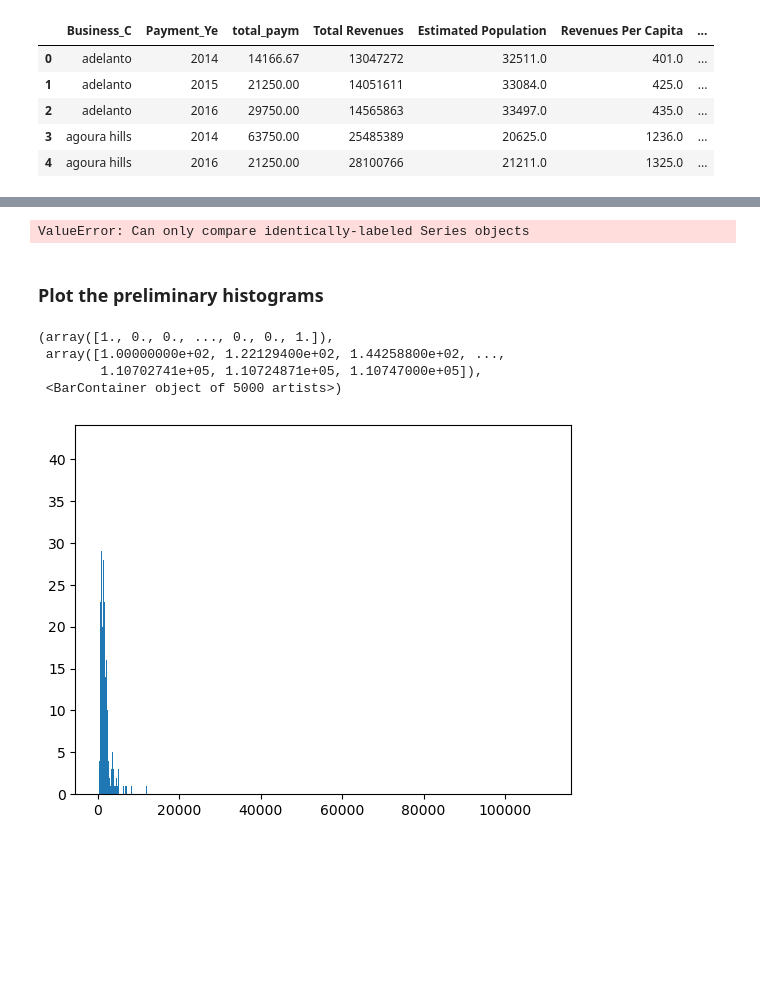
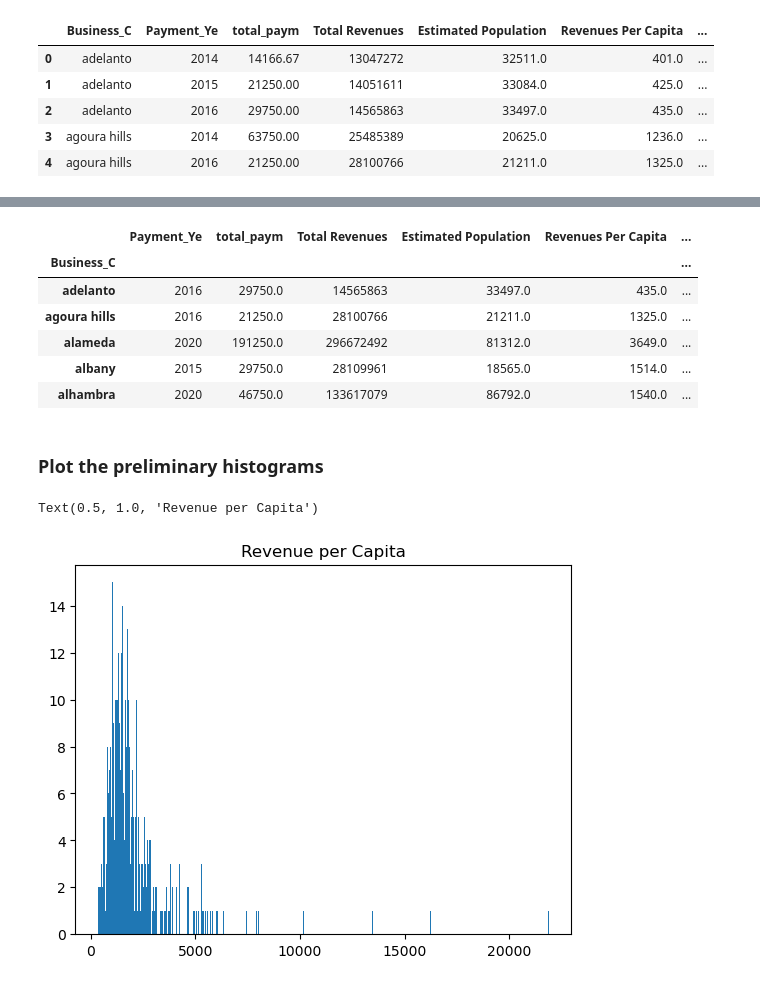
Before and after one commit to vicky-playground/EHR-GDP, a Jupyter notebook: city_comparison_code/EHR City Corrolation.ipynb, the cells around one changed output, grey strips where cells are left out. Cells and saved outputs as stored; diff of their text form; code cells hidden in the pictures; blank space fills up the shorter version.

```diff
--- a/city_comparison_code/EHR City Corrolation.ipynb
+++ b/city_comparison_code/EHR City Corrolation.ipynb
@@ -127,3 +130,7 @@ df_provider_city.head()
 | 2 | adelanto | 2016 | 29750.00 | 14565863 | 33497.0 | 435.0 | ... |
 | 3 | agoura hills | 2014 | 63750.00 | 25485389 | 20625.0 | 1236.0 | ... |
 | 4 | agoura hills | 2016 | 21250.00 | 28100766 | 21211.0 | 1325.0 | ... |
+# %%
+## sort the dataset
+df_provider_city = df_provider_city.sort_values(['Business_C','Payment_Ye'],ascending = True)
+df_provider_city.head()
@@ -130,19 +144,23 @@ df_provider_city.head()
 # %%
 ## Get the last entry for each city as the total payment they have received
-df_provider_city_last = df_provider_city['Payment_Ye']==df_provider_city.groupby(['Business_C'])['Payment_Ye'].last()
+df_provider_city_last = df_provider_city.groupby(['Business_C']).last()
 df_provider_city_last.head()
 # %% [output]
-ValueError: Can only compare identically-labeled Series objects
+|  | Payment_Ye | total_paym | Total Revenues | Estimated Population | Revenues Per Capita | ... |
+| Business_C |  |  |  |  |  | ... |
+| adelanto | 2016 | 29750.0 | 14565863 | 33497.0 | 435.0 | ... |
+| agoura hills | 2016 | 21250.0 | 28100766 | 21211.0 | 1325.0 | ... |
+| alameda | 2020 | 191250.0 | 296672492 | 81312.0 | 3649.0 | ... |
+| albany | 2015 | 29750.0 | 28109961 | 18565.0 | 1514.0 | ... |
+| alhambra | 2020 | 46750.0 | 133617079 | 86792.0 | 1540.0 | ... |
 # %% [markdown]
 ### Plot the preliminary histograms
 # %%
 ## plot the histogram for revenue per capita
-plt.hist(df_provider_city_last['Revenues Per Capita'], bins=5000)
+plt.hist(df_provider_city_last['Revenues Per Capita'], bins=500)
+plt.title('Revenue per Capita')
 # %% [output]
-(array([1., 0., 0., ..., 0., 0., 1.]),
- array([1.00000000e+02, 1.22129400e+02, 1.44258800e+02, ...,
-        1.10702741e+05, 1.10724871e+05, 1.10747000e+05]),
- <BarContainer object of 5000 artists>)
+Text(0.5, 1.0, 'Revenue per Capita')
-[figure, old version]
+[figure, new version]
 # %%
 ## plot the histogram for expenditure per capita
```
Also changed, not shown: parts of 51 cells of this notebook.
